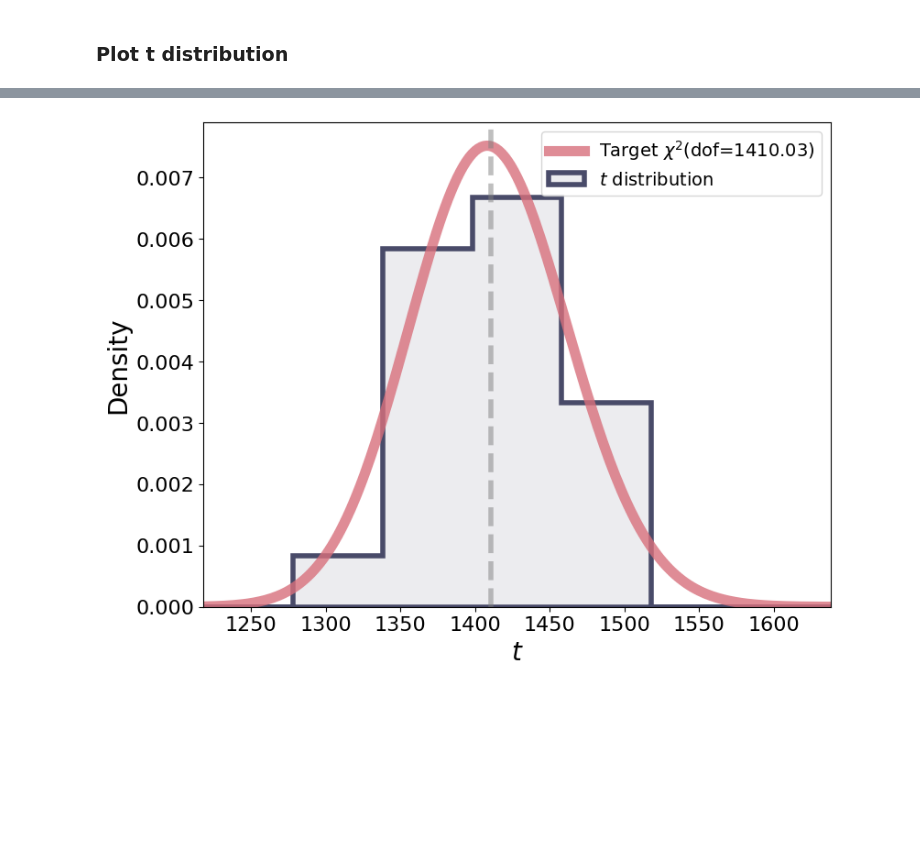
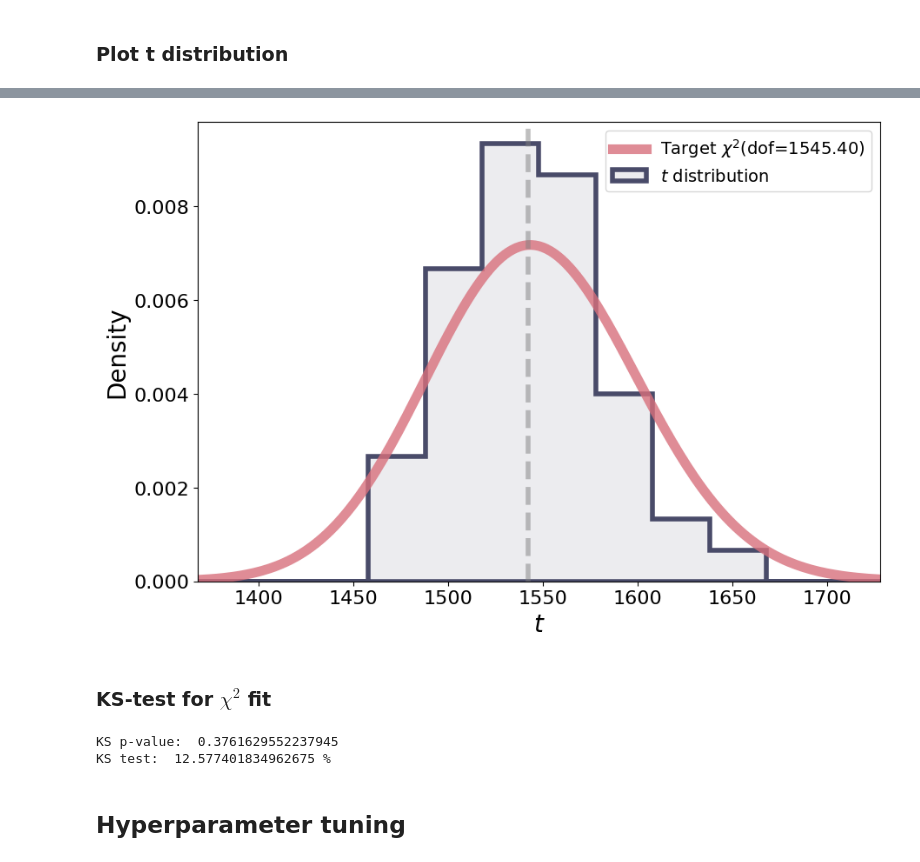
Before and after one commit to PietroCappelli/NPLM-Falkon, a Jupyter notebook: creditcard_study/dataset_study.ipynb, the cells around one changed output, grey strips where cells are left out. Cells and saved outputs as stored; diff of their text form; code cells hidden in the pictures; blank space fills up the shorter version.

Commit message:
hyperparams tuning

```diff
--- a/creditcard_study/dataset_study.ipynb
+++ b/creditcard_study/dataset_study.ipynb
@@ -86,7 +92,7 @@ del distances
 ## Define a model
 # %%
 # Statistics
-N_REF      = 10_000
+N_REF      = 3_000#10_000
 N_BKG      = 1_000
 N_SIG      = 0
 # Samples weights N_D/N_R
@@ -123,7 +129,7 @@ logloss = falkon.gsc_losses.WeightedCrossEntropyLoss(logflk_kernel, neg_weight =
 config = {
     "kernel"       : logflk_kernel,
     "M"            : 2000,
-    "penalty_list" : [1e-8],
+    "penalty_list" : [1e-7],
     "iter_list"    : [10_000],
     "options"      : logflk_opt,
     "seed"         : None,
@@ -203,8 +216,2 @@ def learn_t(sigma, M, l):
 # %% [markdown]
 ### Plot t distribution
-# %%
-t_list=[]
-toy=20
-for _ in range(toy):
-    t = learn_t(sigma=sigma, M=2000, l=1e-8)
-    t_list.append(t)
@@ -231,0 +218,16 @@ Iteration 0 - penalty 1.000000e-08 - sub-iterations 100000
+# %%
+config = {
+    "N_REF" : 5000,
+    "N_BKG" : 1000,
+    "N_SIG" : 0,
+    "M"     : 1500,
+    "l"     : 1e-8,
+    "sigma" : sigma,
+}
+
+t_list=[]
+toy = 50
+
+for _ in range(toy):
+    t = learn_t(config_json=config)
+    t_list.append(t)
@@ -232,8 +252,7 @@ Iteration 0 - penalty 1.000000e-08 - sub-iterations 100000
 # %%
-
 df_fit, loc, scale = chi2.fit(t_list, floc=0, fscale=1)
-t_ref_bins  = np.arange(int(np.min(t_list))-100, int(np.max(t_list))+200, 60)
-xgrid_ref   = np.arange(int(np.min(t_list))-100, int(np.max(t_list))+200, 2)
+t_ref_bins  = np.arange(int(np.min(t_list))-100, int(np.max(t_list))+100, 30)
+xgrid_ref   = np.arange(int(np.min(t_list))-100, int(np.max(t_list))+100, 2)
 
 ref_chi2 = chi2(df=df_fit)
 
@@ -248,32 +267,44 @@ plot_one_t(
     err_marker      = "o",
     err_markersize  = 10,
     err_capsize     = 5,
     err_elinewidth  = 4,
     err_capthick    = 4,
     err_color       = "black",
-    figsize         = (8, 6),
+    figsize         = (9, 6),
     fontsize        = 20,
     cms             = False,
     cms_label       = "",
     cms_rlabel      = "",
     hist_ecolor     = ("#494B69", 1.0),
     hist_fcolor     = ("#494B69", 0.1),
     chi2_color      = ("#D8707C", 0.8),
     hist_lw         = 4,
     chi2_lw         = 8,
     hist_type       = "stepfilled",
     hist_label      = "$\it{t}$ distribution",
     chi2_label      = "Target $\chi^2$(dof=%.2f)"%(df_fit),
     xlabel          = r"$t$",
     ylabel          = "Density",
     show_plot       = True,
     save_plot       = False,
     plot_name       = "t_distribution",
     # plot_path       = PLOT_PATH,
     plot_format     = "png",
     return_fig      = False,
     plot_w          = False,
     wclip           = None,
 )
 # %% [output]
-[figure, old version]
+[figure, new version]
+# %% [markdown]
+### KS-test for $\chi^2$ fit
+# %%
+## KS test statistic for the compatibility of p(t) and chi2 fit
+ks_statistic, ks_p_value = stats.kstest(t_list, "chi2", args=(df_fit,))
+print('KS p-value: ',ks_p_value)
+print('KS test: ',ks_statistic*100, '%')
+# %% [output]
+KS p-value:  0.3761629552237945
+KS test:  12.577401834962675 %
+# %% [markdown]
+## Hyperparameter tuning
```
Also changed, not shown: parts of 20 cells of this notebook.
